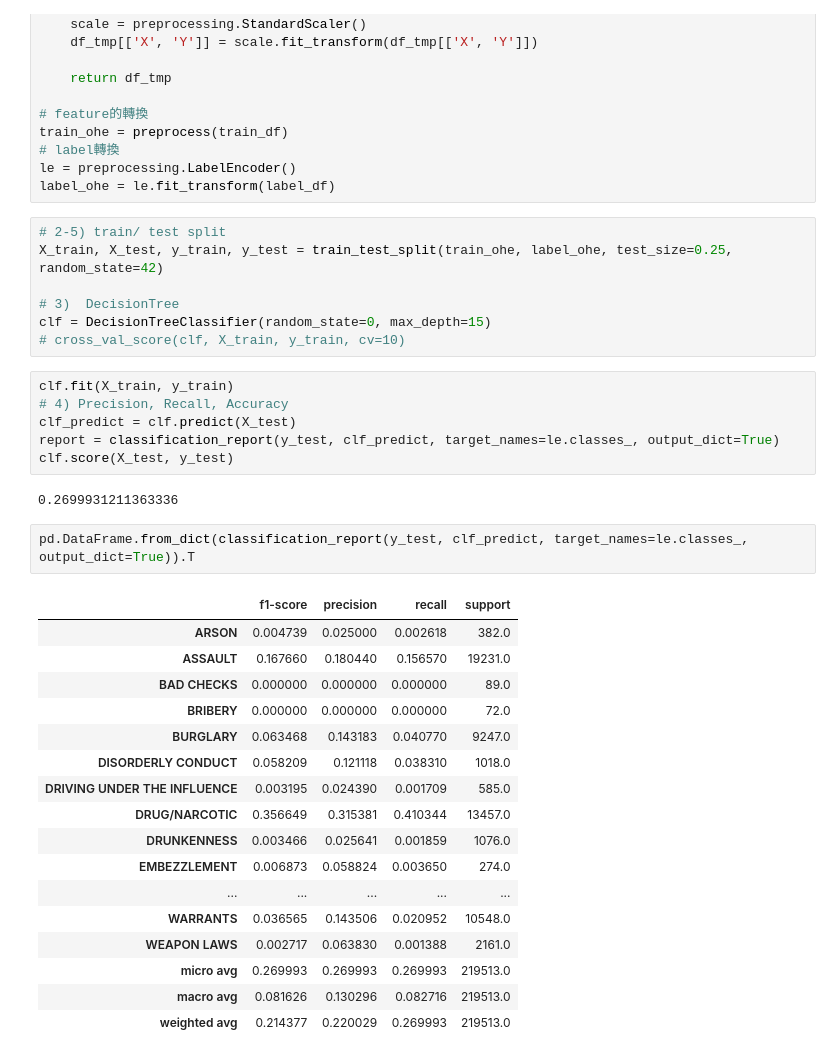
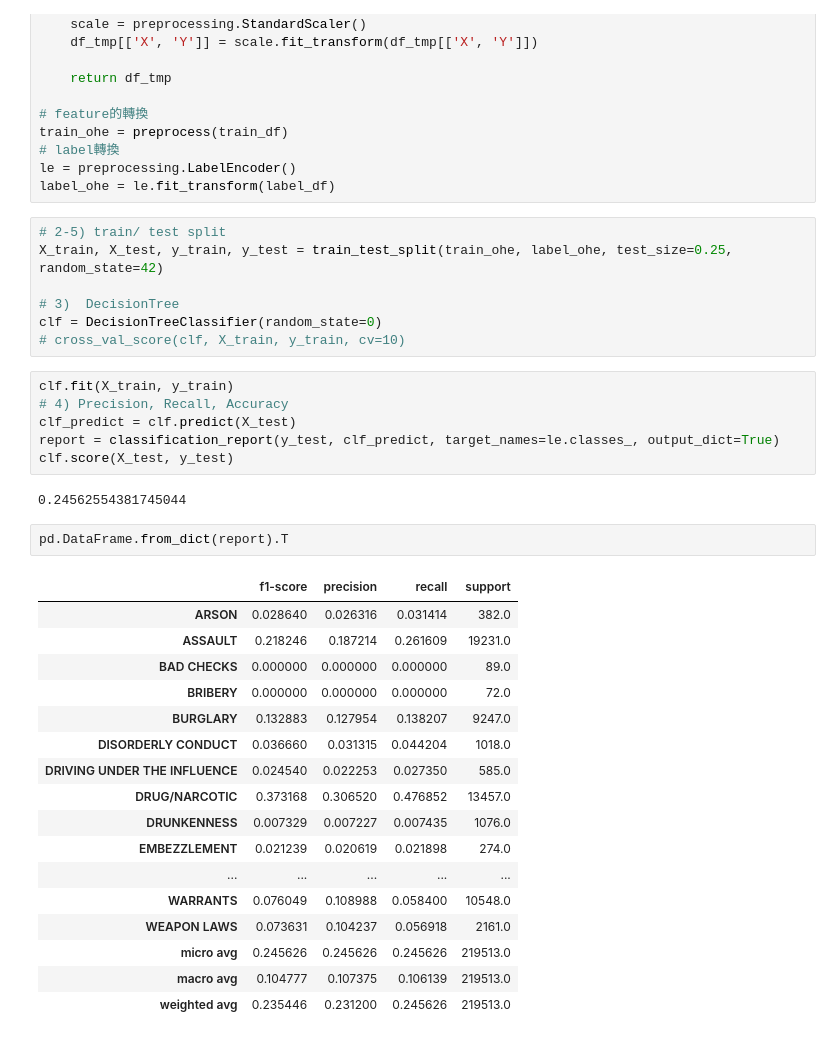
Before and after one commit to johnny12150/NCTU_data_mining, a Jupyter notebook: HW1 SF_crime/EDA.ipynb, the cells around one changed output. Saved outputs shown, nothing was run; the diff lists cells and outputs as text.

```diff
--- a/HW1 SF_crime/EDA.ipynb
+++ b/HW1 SF_crime/EDA.ipynb
@@ -71,7 +71,7 @@ label_ohe = le.fit_transform(label_df)
 X_train, X_test, y_train, y_test = train_test_split(train_ohe, label_ohe, test_size=0.25, random_state=42)
 
 # 3)  DecisionTree
-clf = DecisionTreeClassifier(random_state=0, max_depth=15)
+clf = DecisionTreeClassifier(random_state=0)
 # cross_val_score(clf, X_train, y_train, cv=10)
 # %%
 clf.fit(X_train, y_train)
@@ -80,27 +80,27 @@ clf_predict = clf.predict(X_test)
 report = classification_report(y_test, clf_predict, target_names=le.classes_, output_dict=True)
 clf.score(X_test, y_test)
 # %% [output]
-0.2699931211363336
+0.24562554381745044
 # %%
-pd.DataFrame.from_dict(classification_report(y_test, clf_predict, target_names=le.classes_, output_dict=True)).T
+pd.DataFrame.from_dict(report).T
 # %% [output]
 |  | f1-score | precision | recall | support |
-| ARSON | 0.004739 | 0.025000 | 0.002618 | 382.0 |
-| ASSAULT | 0.167660 | 0.180440 | 0.156570 | 19231.0 |
+| ARSON | 0.028640 | 0.026316 | 0.031414 | 382.0 |
+| ASSAULT | 0.218246 | 0.187214 | 0.261609 | 19231.0 |
 | BAD CHECKS | 0.000000 | 0.000000 | 0.000000 | 89.0 |
 | BRIBERY | 0.000000 | 0.000000 | 0.000000 | 72.0 |
-| BURGLARY | 0.063468 | 0.143183 | 0.040770 | 9247.0 |
-| DISORDERLY CONDUCT | 0.058209 | 0.121118 | 0.038310 | 1018.0 |
-| DRIVING UNDER THE INFLUENCE | 0.003195 | 0.024390 | 0.001709 | 585.0 |
-| DRUG/NARCOTIC | 0.356649 | 0.315381 | 0.410344 | 13457.0 |
-| DRUNKENNESS | 0.003466 | 0.025641 | 0.001859 | 1076.0 |
-| EMBEZZLEMENT | 0.006873 | 0.058824 | 0.003650 | 274.0 |
+| BURGLARY | 0.132883 | 0.127954 | 0.138207 | 9247.0 |
+| DISORDERLY CONDUCT | 0.036660 | 0.031315 | 0.044204 | 1018.0 |
+| DRIVING UNDER THE INFLUENCE | 0.024540 | 0.022253 | 0.027350 | 585.0 |
+| DRUG/NARCOTIC | 0.373168 | 0.306520 | 0.476852 | 13457.0 |
+| DRUNKENNESS | 0.007329 | 0.007227 | 0.007435 | 1076.0 |
+| EMBEZZLEMENT | 0.021239 | 0.020619 | 0.021898 | 274.0 |
 | ... | ... | ... | ... | ... |
-| WARRANTS | 0.036565 | 0.143506 | 0.020952 | 10548.0 |
-| WEAPON LAWS | 0.002717 | 0.063830 | 0.001388 | 2161.0 |
-| micro avg | 0.269993 | 0.269993 | 0.269993 | 219513.0 |
-| macro avg | 0.081626 | 0.130296 | 0.082716 | 219513.0 |
-| weighted avg | 0.214377 | 0.220029 | 0.269993 | 219513.0 |
+| WARRANTS | 0.076049 | 0.108988 | 0.058400 | 10548.0 |
+| WEAPON LAWS | 0.073631 | 0.104237 | 0.056918 | 2161.0 |
+| micro avg | 0.245626 | 0.245626 | 0.245626 | 219513.0 |
+| macro avg | 0.104777 | 0.107375 | 0.106139 | 219513.0 |
+| weighted avg | 0.235446 | 0.231200 | 0.245626 | 219513.0 |
 # %%
 cm = confusion_matrix(y_test, clf_predict)
 fig = plt.figure()
```
Also changed, not shown: parts of 3 cells of this notebook.
